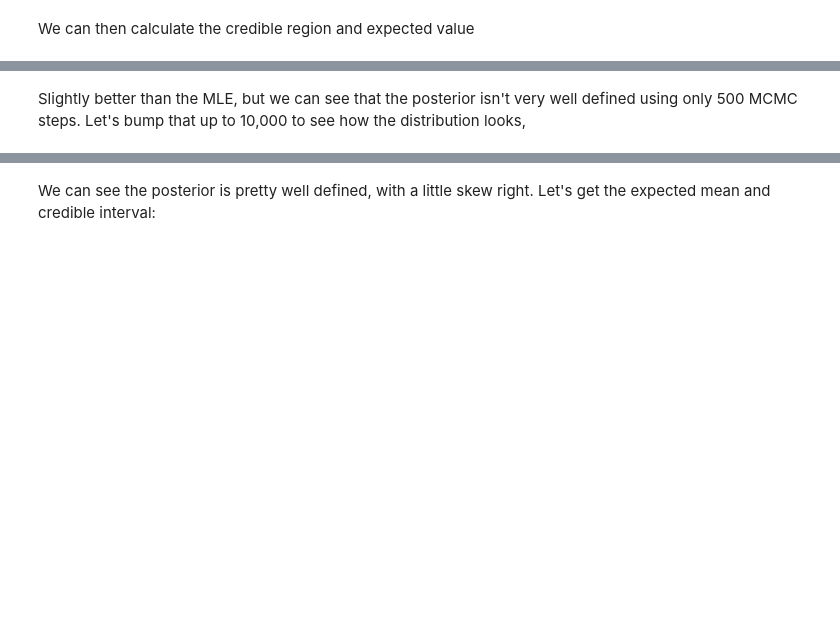
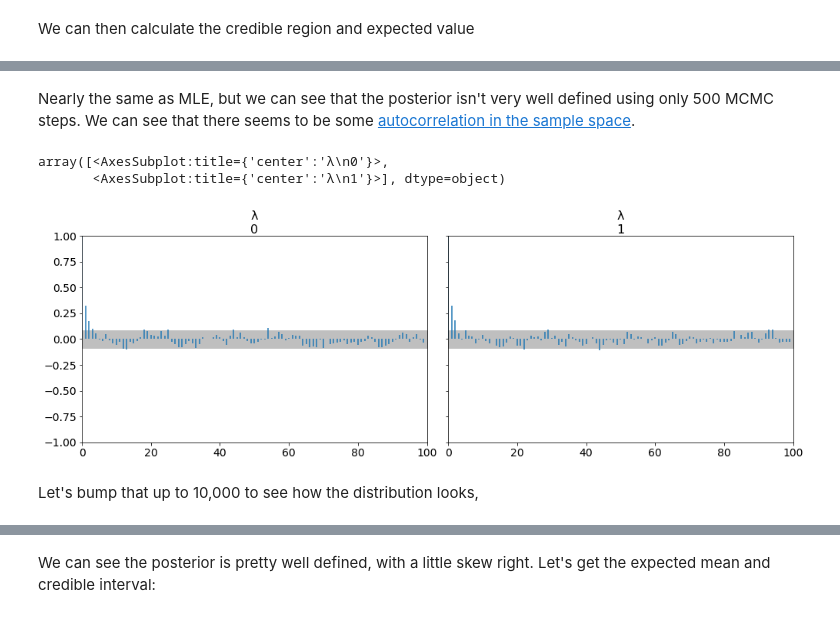
Before and after one commit to mdh266/BayesMLE, a Jupyter notebook: notebooks/BayesMLE1.ipynb, the cells around one changed output, grey strips where cells are left out. Cells and saved outputs as stored; diff of their text form; code cells hidden in the pictures; blank space fills up the shorter version.

```diff
--- a/notebooks/BayesMLE1.ipynb
+++ b/notebooks/BayesMLE1.ipynb
@@ -630,5 +643,13 @@ az.summary(trace2, kind="stats")
+# %% [markdown]
+Nearly the same as MLE, but we can see that the posterior isn't very well defined using only 500 MCMC steps. We can see that there seems to be some [autocorrelation in the sample space](https://www.coursera.org/lecture/introduction-to-pymc3/autocorrelation-and-effective-sample-size-YSW3x).
+# %%
+az.plot_autocorr(trace2)
+# %% [output]
+array([<AxesSubplot:title={'center':'λ\n0'}>,
+       <AxesSubplot:title={'center':'λ\n1'}>], dtype=object)
+[figure, added]
 # %% [markdown]
-Slightly better than the MLE, but we can see that the posterior isn't very well defined using only 500 MCMC steps. Let's bump that up to 10,000 to see how the distribution looks,
+Let's bump that up to 10,000 to see how the distribution looks,
 # %%
 with model_2:
     trace3 = pm.sample(10000, tune=2000, cores=2, return_inferencedata=True)
```
Also changed, not shown: parts of 30 cells of this notebook.
